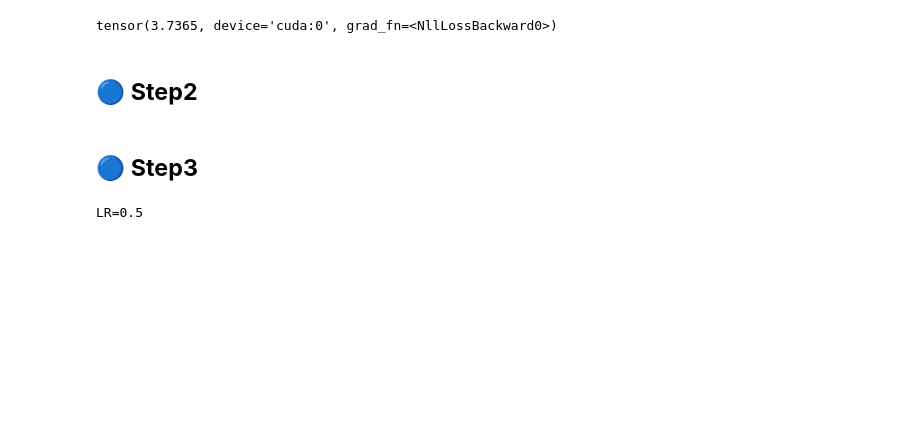
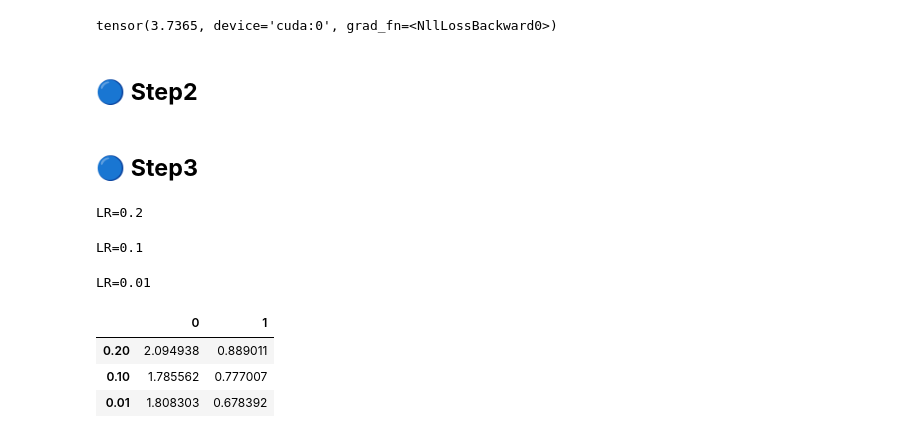
Before and after one commit to ahmadrezabaqerzade/Speech-Command-Classification, a Jupyter notebook: AudioClassification.ipynb, the cells around one changed output. Drawn from its saved outputs; the diff is of its cells as text; code cells hidden in the pictures; blank space fills up the shorter version.

```diff
--- a/AudioClassification.ipynb
+++ b/AudioClassification.ipynb
@@ -542,7 +543,7 @@ for i in range(50):
 ## 🔵 **Step3**
 # %%
 num_epochs = 5
-lr_list    = [0.5, 0.1, 0.01]
+lr_list    = [0.2, 0.1, 0.01]
 results    = []
 
 for lr in lr_list:
@@ -566,4 +567,13 @@ for lr in lr_list:
 
   print()
 # %% [output]
-LR=0.5
+LR=0.2
+LR=0.1
+LR=0.01
+# %%
+pd.DataFrame(np.array(results), index = lr_list)
+# %% [output]
+|  | 0 | 1 |
+| 0.20 | 2.094938 | 0.889011 |
+| 0.10 | 1.785562 | 0.777007 |
+| 0.01 | 1.808303 | 0.678392 |
```
Also changed, not shown: parts of 5 cells of this notebook.
